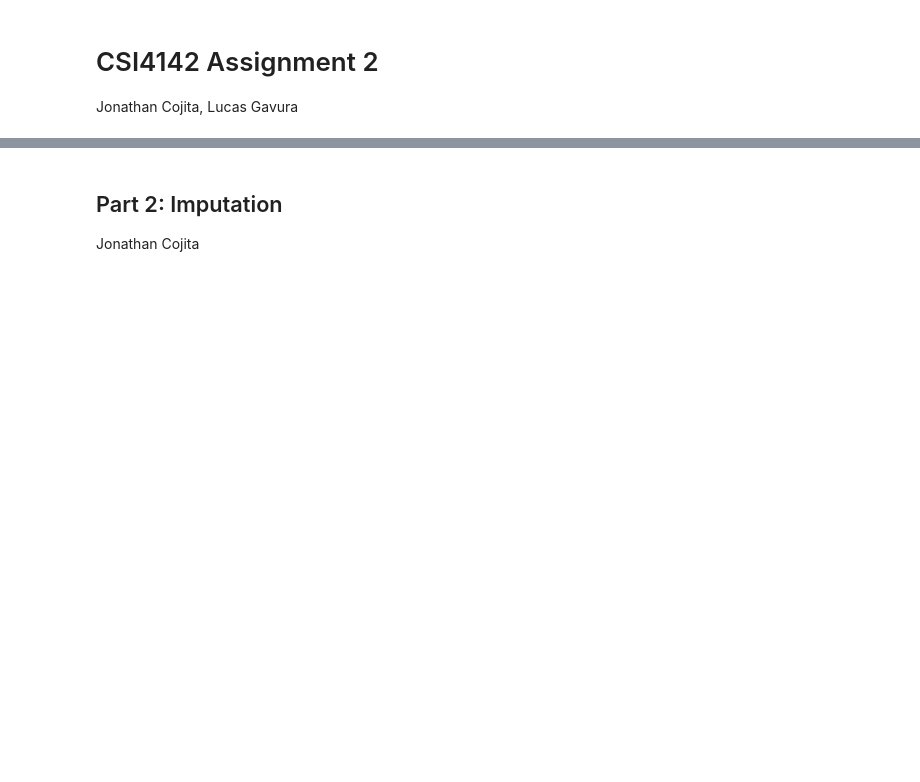
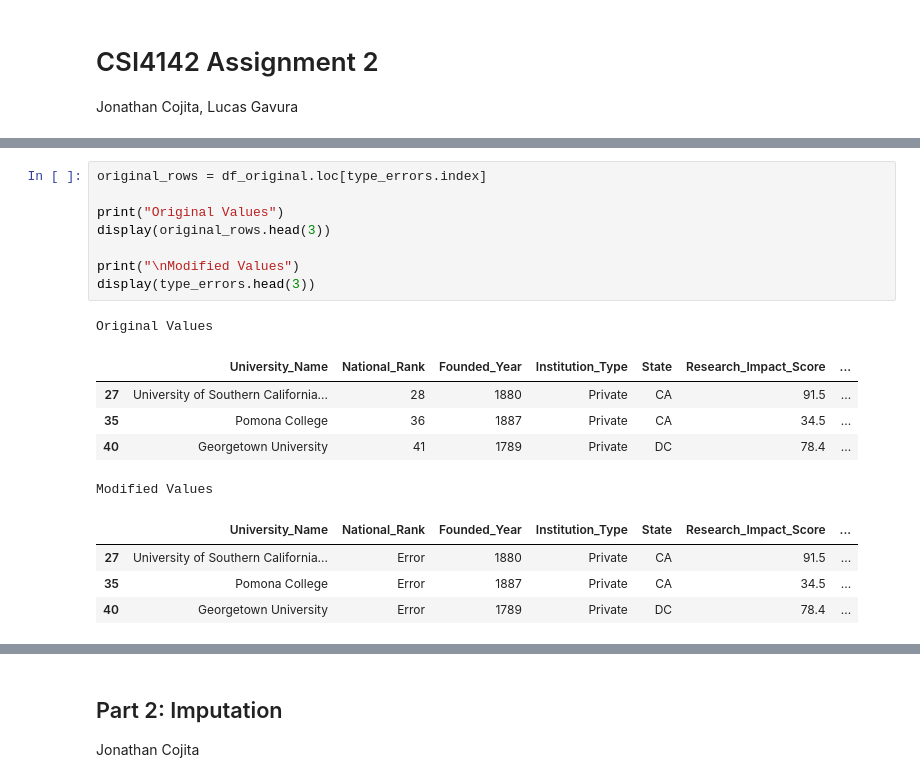
Before and after one commit to JCoji/DataScienceA2, a Jupyter notebook: A2.ipynb, the cells around one changed output, grey strips where cells are left out. Saved outputs shown, nothing was run; the diff lists cells and outputs as text; blank space fills up the shorter version.

```diff
--- a/A2.ipynb
+++ b/A2.ipynb
@@ -3,0 +65,19 @@ Jonathan Cojita, Lucas Gavura
+# %%
+original_rows = df_original.loc[type_errors.index]
+
+print("Original Values")
+display(original_rows.head(3))
+
+print("\nModified Values")
+display(type_errors.head(3))
+# %% [output]
+Original Values
+|  | University_Name | National_Rank | Founded_Year | Institution_Type | State | Research_Impact_Score | ... |
+| 27 | University of Southern California... | 28 | 1880 | Private | CA | 91.5 | ... |
+| 35 | Pomona College | 36 | 1887 | Private | CA | 34.5 | ... |
+| 40 | Georgetown University | 41 | 1789 | Private | DC | 78.4 | ... |
+Modified Values
+|  | University_Name | National_Rank | Founded_Year | Institution_Type | State | Research_Impact_Score | ... |
+| 27 | University of Southern California... | Error | 1880 | Private | CA | 91.5 | ... |
+| 35 | Pomona College | Error | 1887 | Private | CA | 34.5 | ... |
+| 40 | Georgetown University | Error | 1789 | Private | DC | 78.4 | ... |
```
Also changed, not shown: parts of 39 cells of this notebook.
